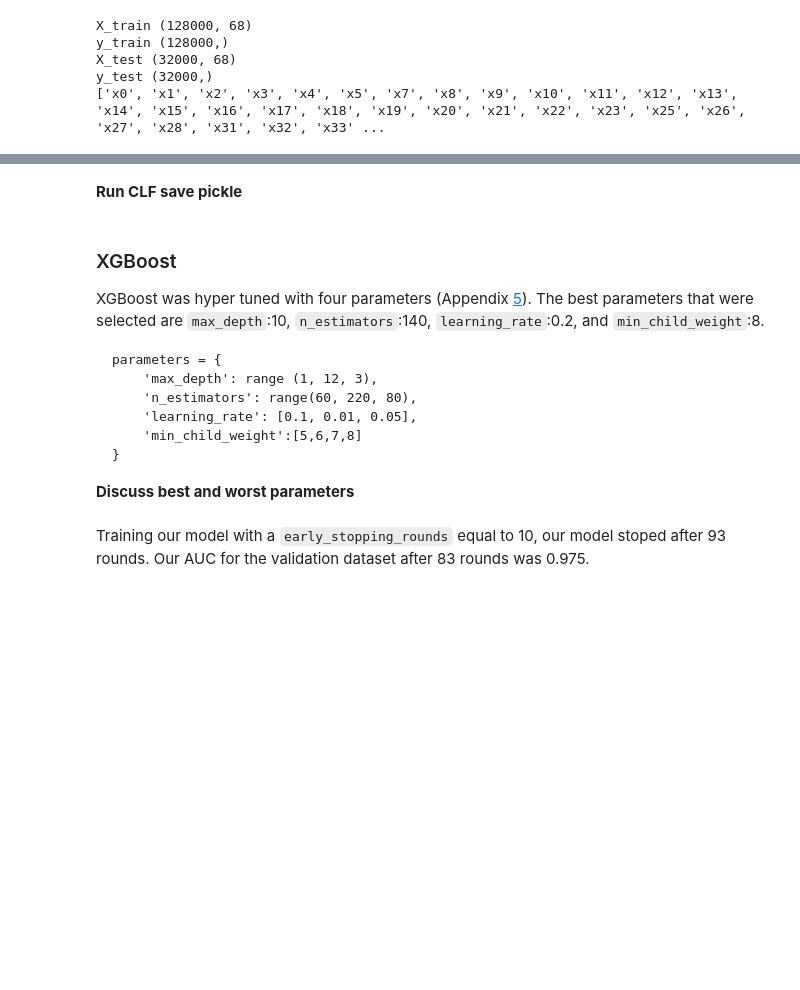
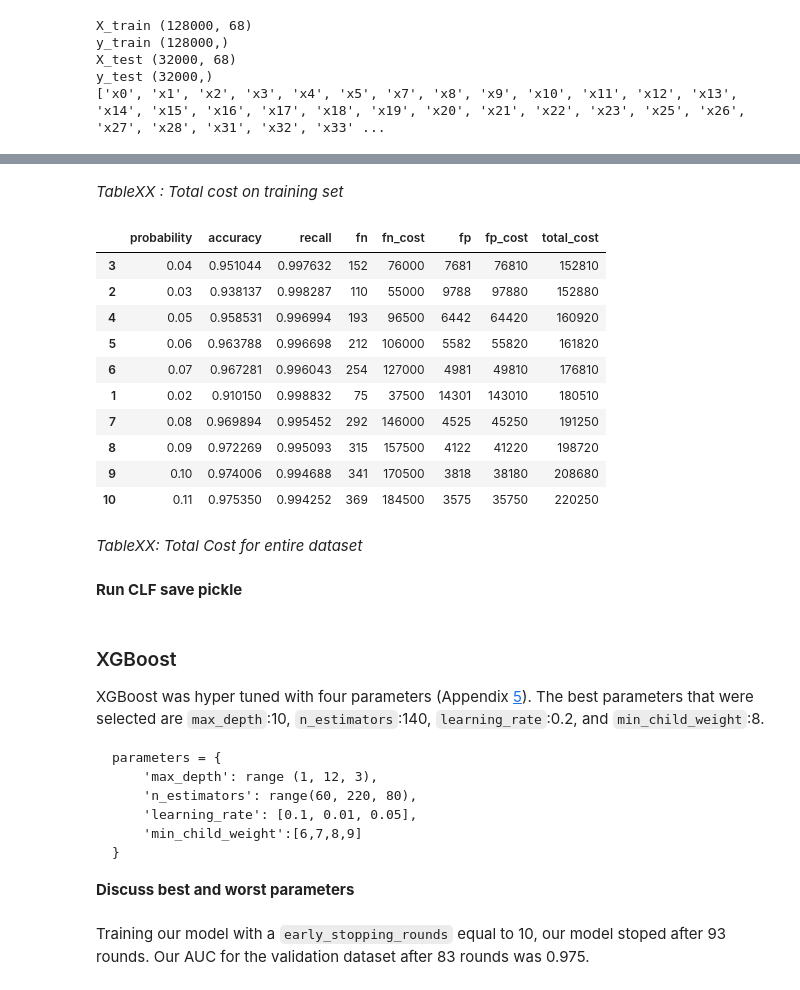
Before and after one commit to cmadding/MSDS_7333_QTW, a Jupyter notebook: CaseStudy15/Ansari_Ballenger_Godbole_MaddingUnit015.ipynb, the cells around one changed output, grey strips where cells are left out. Saved outputs shown, nothing was run; the diff lists cells and outputs as text; code cells hidden in the pictures; blank space fills up the shorter version.

````diff
--- a/CaseStudy15/Ansari_Ballenger_Godbole_MaddingUnit015.ipynb
+++ b/CaseStudy15/Ansari_Ballenger_Godbole_MaddingUnit015.ipynb
@@ -465,3 +534,26 @@ KeyboardInterrupt:
+# %% [markdown]
+*TableXX : Total cost on training set*
+# %%
+all_y_hat_proba = RF_LR_stack_model.predict_proba(X_scaled)
+total_cost_RF_LR_stack_model = [ calcCost(y, all_y_hat_proba[:,1], threshold) for threshold in tqdm(thresholds) ]
+total_cost_RF_LR_stack_model_df = pd.DataFrame(total_cost_RF_LR_stack_model)
+
+total_cost_RF_LR_stack_model_df["total_cost"] = total_cost_RF_LR_stack_model_df.fn_cost + total_cost_RF_LR_stack_model_df.fp_cost
+total_cost_RF_LR_stack_model_df.sort_values(by=["total_cost"], ascending=True).head(10)
+# %% [output]
+|  | probability | accuracy | recall | fn | fn_cost | fp | fp_cost | total_cost |
+| 3 | 0.04 | 0.951044 | 0.997632 | 152 | 76000 | 7681 | 76810 | 152810 |
+| 2 | 0.03 | 0.938137 | 0.998287 | 110 | 55000 | 9788 | 97880 | 152880 |
+| 4 | 0.05 | 0.958531 | 0.996994 | 193 | 96500 | 6442 | 64420 | 160920 |
+| 5 | 0.06 | 0.963788 | 0.996698 | 212 | 106000 | 5582 | 55820 | 161820 |
+| 6 | 0.07 | 0.967281 | 0.996043 | 254 | 127000 | 4981 | 49810 | 176810 |
+| 1 | 0.02 | 0.910150 | 0.998832 | 75 | 37500 | 14301 | 143010 | 180510 |
+| 7 | 0.08 | 0.969894 | 0.995452 | 292 | 146000 | 4525 | 45250 | 191250 |
+| 8 | 0.09 | 0.972269 | 0.995093 | 315 | 157500 | 4122 | 41220 | 198720 |
+| 9 | 0.10 | 0.974006 | 0.994688 | 341 | 170500 | 3818 | 38180 | 208680 |
+| 10 | 0.11 | 0.975350 | 0.994252 | 369 | 184500 | 3575 | 35750 | 220250 |
+# %% [markdown]
+*TableXX: Total Cost for entire dataset*
 # %% [markdown]
 **Run CLF save pickle**
 # %% [markdown]
@@ -473,7 +565,7 @@ parameters = {
     'max_depth': range (1, 12, 3),
     'n_estimators': range(60, 220, 80),
     'learning_rate': [0.1, 0.01, 0.05],
-    'min_child_weight':[5,6,7,8]
+    'min_child_weight':[6,7,8,9]
 }
 ```
 
````
Also changed, not shown: parts of 20 cells of this notebook, 2 other files.
